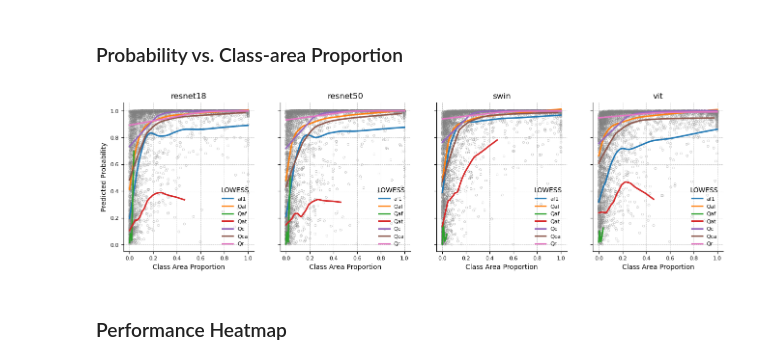
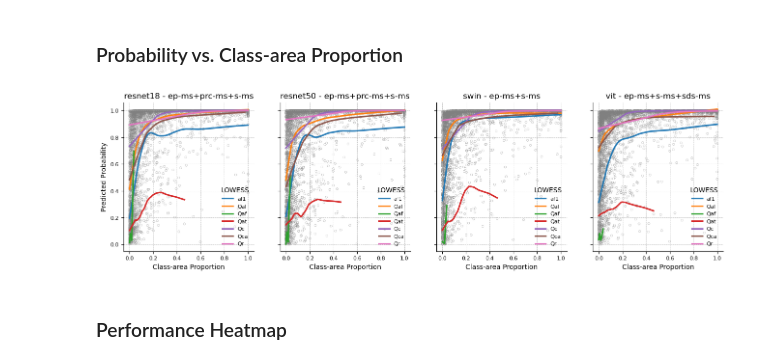
Before and after one commit to masseygeo/earthscape, a Jupyter notebook: notebooks/analysis_cls.ipynb, the cells around one changed output. Cells and saved outputs as stored; diff of their text form; code cells hidden in the pictures.

```diff
--- a/notebooks/analysis_cls.ipynb
+++ b/notebooks/analysis_cls.ipynb
@@ -903,42 +717,36 @@ df.head(14)
 # Model Prediction vs. Class Area in Sample
 #############################################
 
-# modality configuration
-exp = 'ep-ms+prc-ms+s-ms'
-# exp = 'ep-51'
-
-# relevant experiment directories (modality config fun in all models)
-exp_dirs = glob.glob(f"../experiments/baselines/classification/**/*{exp}*")
-
-# model predictions of in-domain test set
-pred_paths = [os.path.join(d, 'predictions_id.csv') for d in exp_dirs]
-pred_paths = [d for d in pred_paths if 'variance' not in d]
-
 # class area proportions path
 areas_path = glob.glob(r'../data/*areas.csv')[0]
 
-# ouput path
-output_path = os.path.join(assets_dir, 'prob_vs_area.png')
+# model-best input dictionary
+model_input_dict = {
+    'resnet18': 'ep-ms+prc-ms+s-ms',
+    'resnet50': 'ep-ms+prc-ms+s-ms',
+    'swin': 'ep-ms+s-ms',
+    'vit': 'ep-ms+s-ms+sds-ms'
+    }
+
+# root directory containing all experiments
+exp_root = r'../experiments/baselines/classification'
 
 
 ##### plot...
 # read areas dataframe
 areas = pd.read_csv(areas_path)
 
-spatial_corr = {}
-imbalance_corr = {}
-
 # set up figure...one subplot for each model
 fig, ax = plt.subplots(ncols=4, sharey=True, figsize=(16,4))
 
 # iterate through each model experiment...
-for idx, path in enumerate(pred_paths):
+idx = 0
+for model, input in model_input_dict.items():
 
-    model = os.path.dirname(path)
-    model = os.path.basename(model).split('_')[0]
+    exp_dir = glob.glob(os.path.join(exp_root, "**", f"*{model}*{input}*"))
+    exp_dir = [d for d in exp_dir if 'variance' not in d][0]
 
-    spatial_corr[model] = {'class': [], 'rsq': [], 'pcc': [], 'srcc': [], 'krcc': []}
-
+    path = os.path.join(exp_dir, "predictions_id.csv")
     preds = pd.read_csv(path)                                                           # read predictions into dataframe
     df = preds.merge(right=areas, how='left', on='patch_id', suffixes=['', '_area'])    # merge with area proportions
     df.set_index('patch_id', drop=True, inplace=True)                                   # reset index using patch_id
@@ -947,49 +755,41 @@ for idx, path in enumerate(pred_paths):
     area_cols = [col for col in df.columns if 'area' in col]
     prob_cols = [col.split('_')[0] for col in area_cols]
 
     # iterate through each class...
     for a, p in zip(area_cols, prob_cols):
 
-        df2 = df[[a, p]].copy()                                              # subset dataframe for class of interest
-        df2 = df2[df2[a] > 0]                                                # only process patches with class presence
-
-        spatial_corr[model]['class'].append(p)
-        spatial_corr[model]['rsq'].append(round(df2[p].corr(df2[a], method='pearson').item()**2, 3))
-        spatial_corr[model]['pcc'].append(round(df2[p].corr(df2[a], method='pearson').item(), 3))
-        spatial_corr[model]['srcc'].append(round(df2[p].corr(df2[a], method='spearman').item(), 3))
-        spatial_corr[model]['krcc'].append(round(df2[p].corr(df2[a], method='kendall').item(), 3))
-
-        # print(len(df2))
+        df2 = df[[a, p]].copy()     # subset dataframe for class of interest
+        df2 = df2[df2[a] > 0]       # only process patches with class presence
 
         # plot lowess curve...
         sns.regplot(ax=ax[idx], data=df2, x=a, y=p, lowess=True, scatter=False, label=p)
         sns.scatterplot(ax=ax[idx], data=df2, x=a, y=p, edgecolor='0.5', s=10, facecolor='none')
 
     # customize plot...
     ax[idx].legend(loc='lower right', bbox_to_anchor=(1, 0), frameon=False, fontsize=8, title='LOWESS')
-    ax[idx].set_title(model)
+    ax[idx].set_title(f"{model} - {input}")
     ticks = np.arange(0, 1.01, 0.2)
-    ax[idx].set_xlabel('Class Area Proportion')
+    ax[idx].set_xlabel('Class-area Proportion')
     ax[idx].set_xticks(ticks)
     ax[idx].set_xticklabels(ax[idx].get_xticklabels(), fontsize=8)
     ax[idx].set_yticks(ticks)
     ax[idx].set_yticklabels([])
     ax[idx].set_ylabel('')
     ax[idx].grid(axis='both', linewidth=0.5, linestyle='--')
     ax[idx].spines['right'].set_visible(False)
     ax[idx].spines['top'].set_visible(False)
 
+    idx += 1
+
 # set y axis for first plot...
 ax[0].set_ylabel('Predicted Probability')
 ax[0].set_yticks(ticks)
 ax[0].set_yticklabels([str(round(s, 1)) for s in ticks], fontsize=8)
 
-# save and show...
-# plt.savefig(output_path, bbox_inches='tight', pad_inches=0, dpi=300)
-# plt.savefig(r'../assets/baselines/classification/prob_vs_area.svg')
+plt.savefig(os.path.join(assets_dir, 'prob_vs_area.svg'), format='svg', bbox_inches='tight')
 plt.show()
 # %% [output]
-[figure, old version]
+[figure, new version]
 # %% [markdown]
 ### Performance Heatmap
 # %%
```
Also changed, not shown: parts of 24 cells of this notebook, 36 other files.
